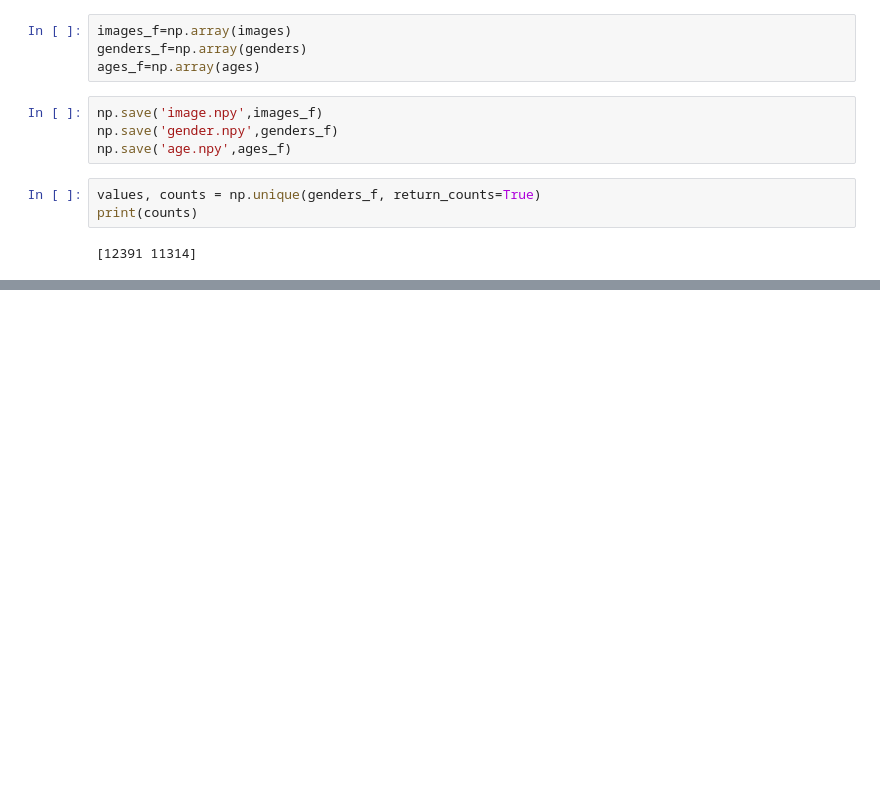
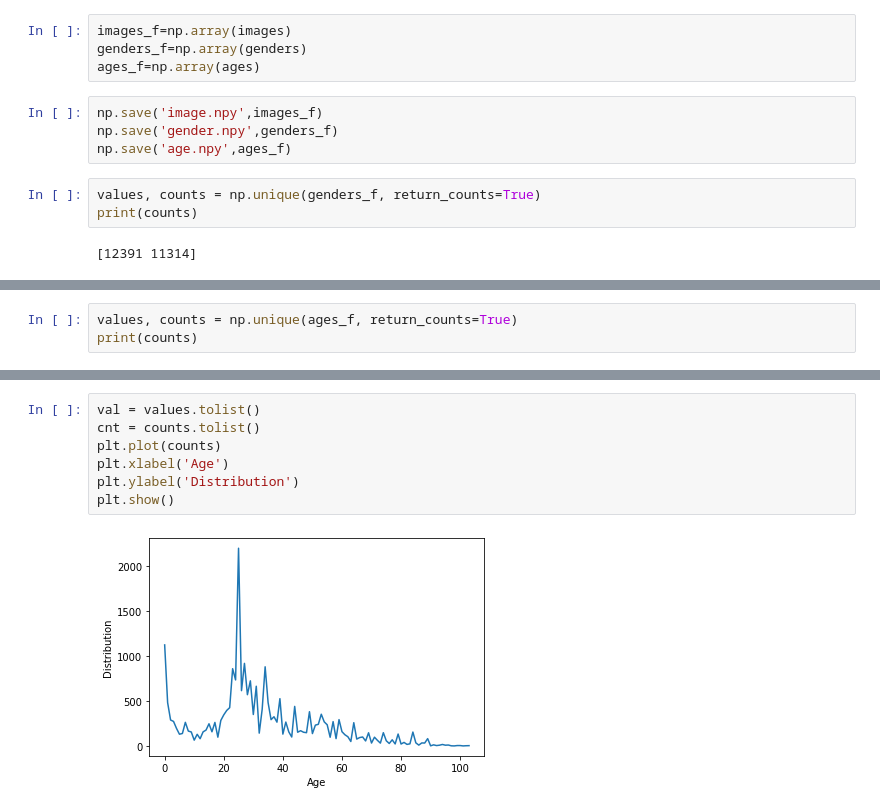
Before and after one commit to reeteshsudhakar/utk-image-classifier, a Jupyter notebook: utk-image-classification.ipynb, the cells around one changed output, grey strips where cells are left out. Cells and saved outputs as stored; diff of their text form; blank space fills up the shorter version.

```diff
--- a/utk-image-classification.ipynb
+++ b/utk-image-classification.ipynb
@@ -119,0 +130,3 @@ print(counts)
+# %%
+values, counts = np.unique(ages_f, return_counts=True)
+print(counts)
@@ -119,0 +142,9 @@ print(counts)
+# %%
+val = values.tolist()
+cnt = counts.tolist()
+plt.plot(counts)
+plt.xlabel('Age')
+plt.ylabel('Distribution')
+plt.show()
+# %% [output]
+[figure, added]
```
Also changed, not shown: parts of 5 cells of this notebook, 4 other files.
